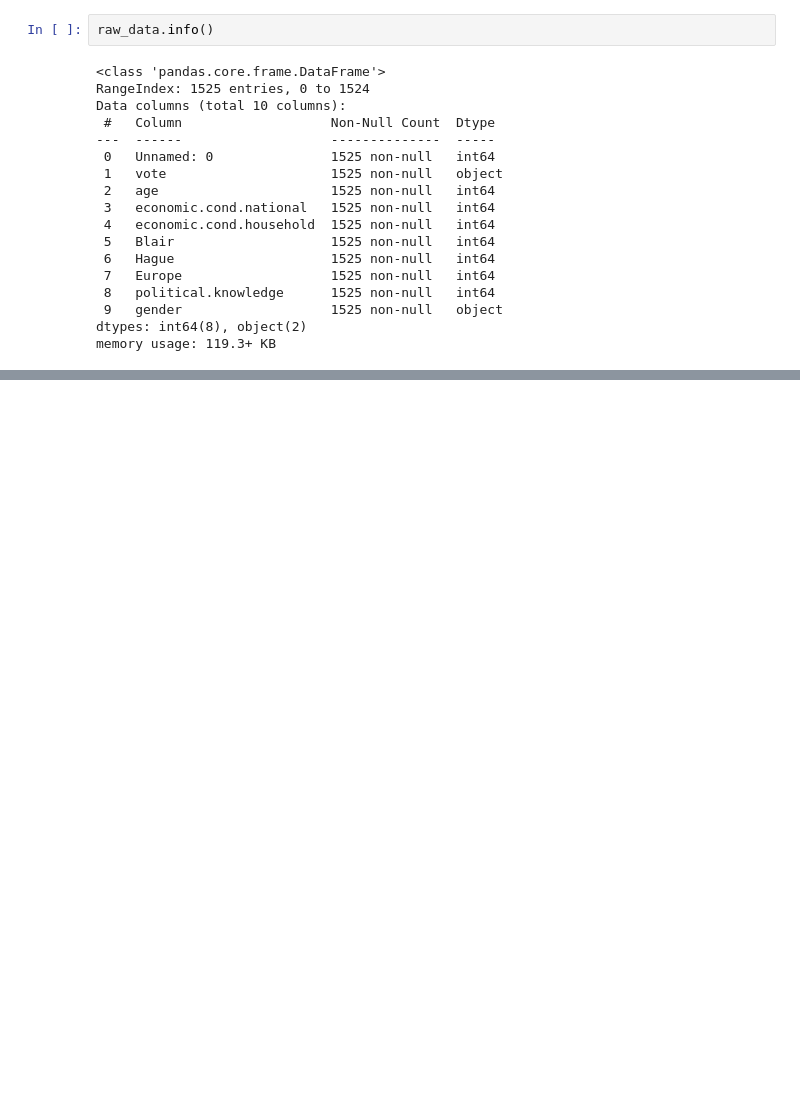
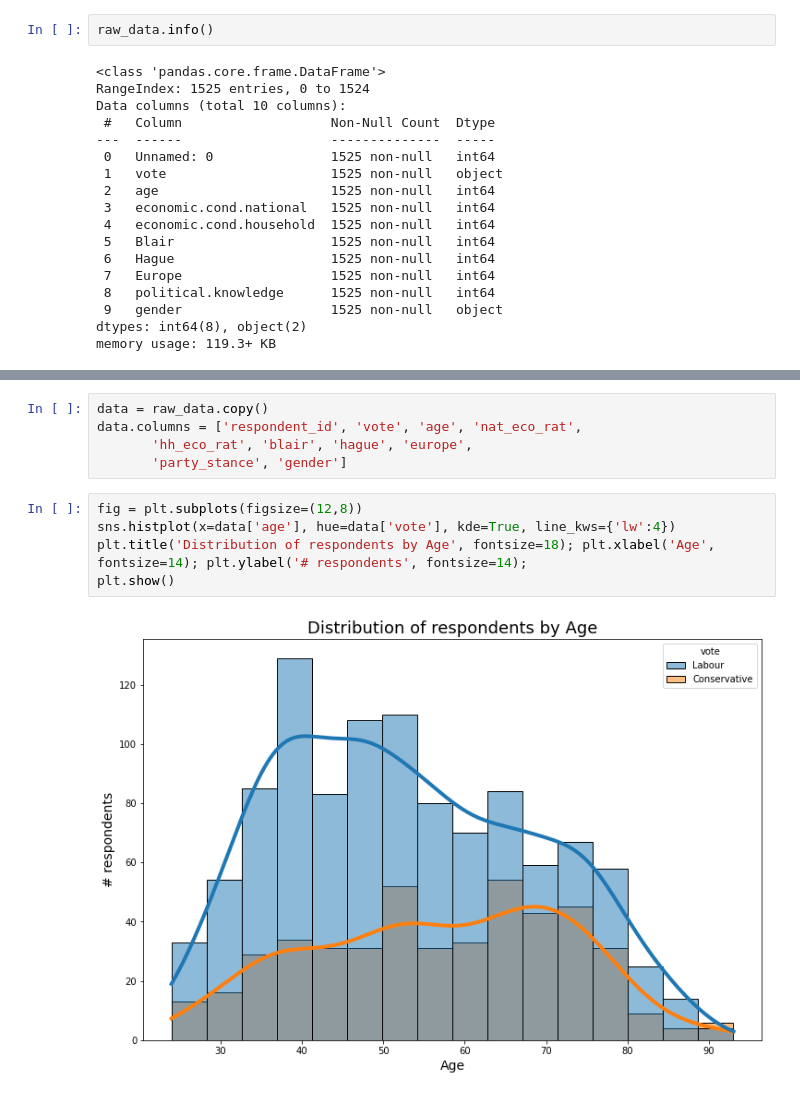
Before and after one commit to sarang-manohar/hogwarts, a Jupyter notebook: academia/machineLearning/code/machine-learning_election-data.ipynb, the cells around one changed output, grey strips where cells are left out. Drawn from its saved outputs; the diff is of its cells as text; blank space fills up the shorter version.

```diff
--- a/academia/machineLearning/code/machine-learning_election-data.ipynb
+++ b/academia/machineLearning/code/machine-learning_election-data.ipynb
@@ -67,3 +74,15 @@ raw_data.describe(include = 'all')
 | 50% | 763.000000 | NaN | 53.000000 | 3.000000 | 3.000000 | 4.000000 | 2.000000 | 6.000000 | ... |
 | 75% | 1144.000000 | NaN | 67.000000 | 4.000000 | 4.000000 | 4.000000 | 4.000000 | 10.000000 | ... |
 | max | 1525.000000 | NaN | 93.000000 | 5.000000 | 5.000000 | 5.000000 | 5.000000 | 11.000000 | ... |
+# %%
+data = raw_data.copy()
+data.columns = ['respondent_id', 'vote', 'age', 'nat_eco_rat',
+       'hh_eco_rat', 'blair', 'hague', 'europe',
+       'party_stance', 'gender']
+# %%
+fig = plt.subplots(figsize=(12,8))
+sns.histplot(x=data['age'], hue=data['vote'], kde=True, line_kws={'lw':4})
+plt.title('Distribution of respondents by Age', fontsize=18); plt.xlabel('Age', fontsize=14); plt.ylabel('# respondents', fontsize=14);
+plt.show()
+# %% [output]
+[figure, added]
```
Also changed, not shown: parts of 5 cells of this notebook.
